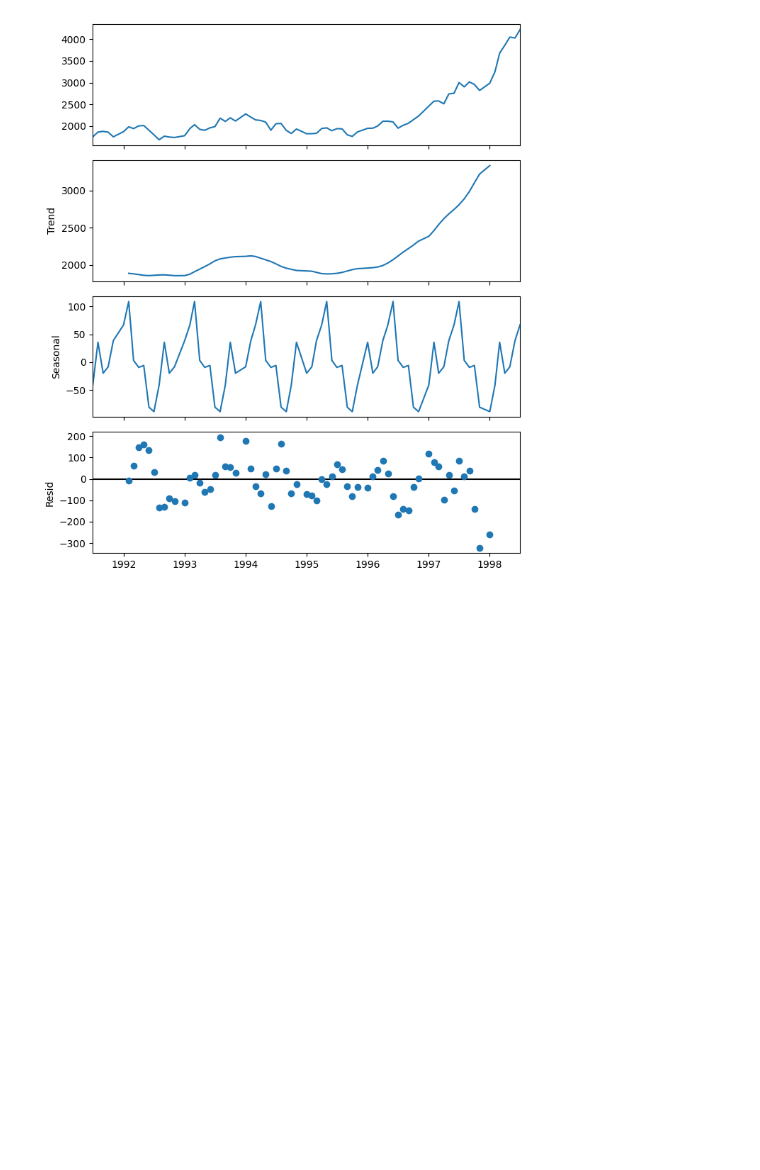
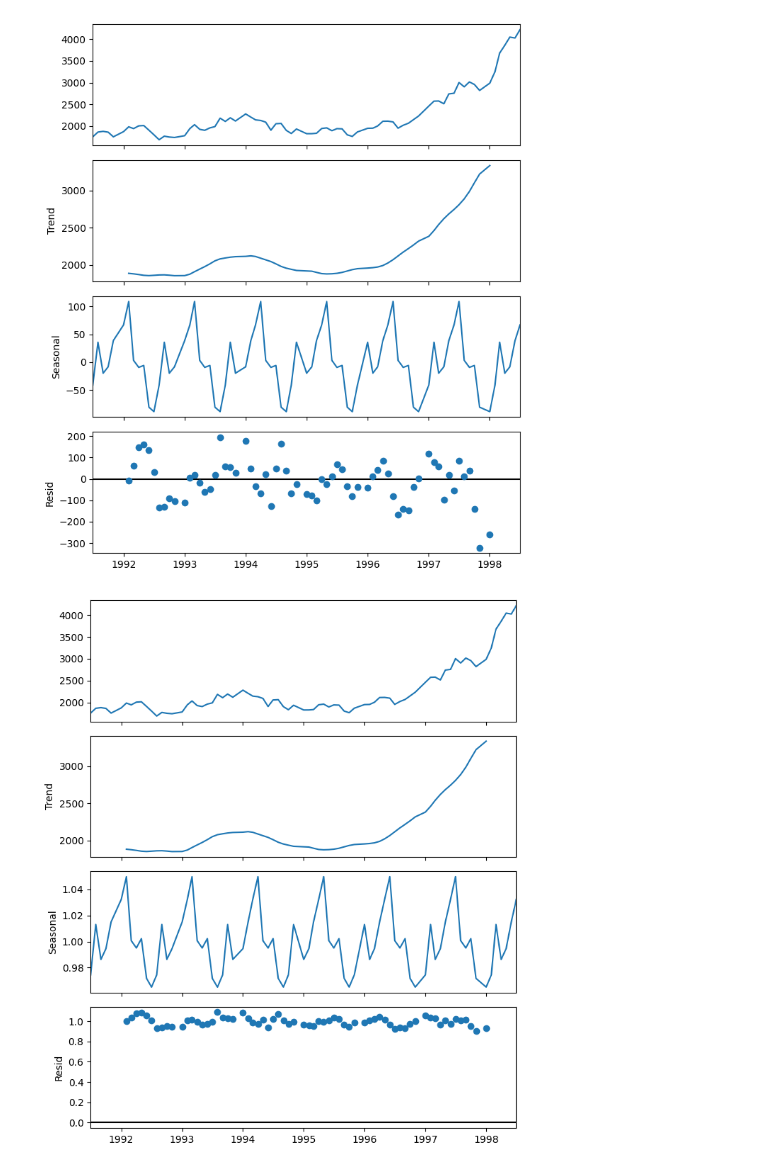
Before and after one commit to ilhaam-start/pandas_practice, a Jupyter notebook: Phase 3/jupyter notebooks/07_Decomposition_Exercise.ipynb, the cells around one changed output. Saved outputs shown, nothing was run; the diff lists cells and outputs as text; code cells hidden in the pictures; blank space fills up the shorter version.

```diff
--- a/Phase 3/jupyter notebooks/07_Decomposition_Exercise.ipynb
+++ b/Phase 3/jupyter notebooks/07_Decomposition_Exercise.ipynb
@@ -44,3 +44,7 @@ plt.rcParams['figure.figsize'] = [7, 8]
 sd = seasonal_decompose(df, period=12).plot()
 # %% [output]
 [figure]
+# %%
+sd = seasonal_decompose(df, model='multiplicative', period=12).plot()
+# %% [output]
+[figure, added]
```
